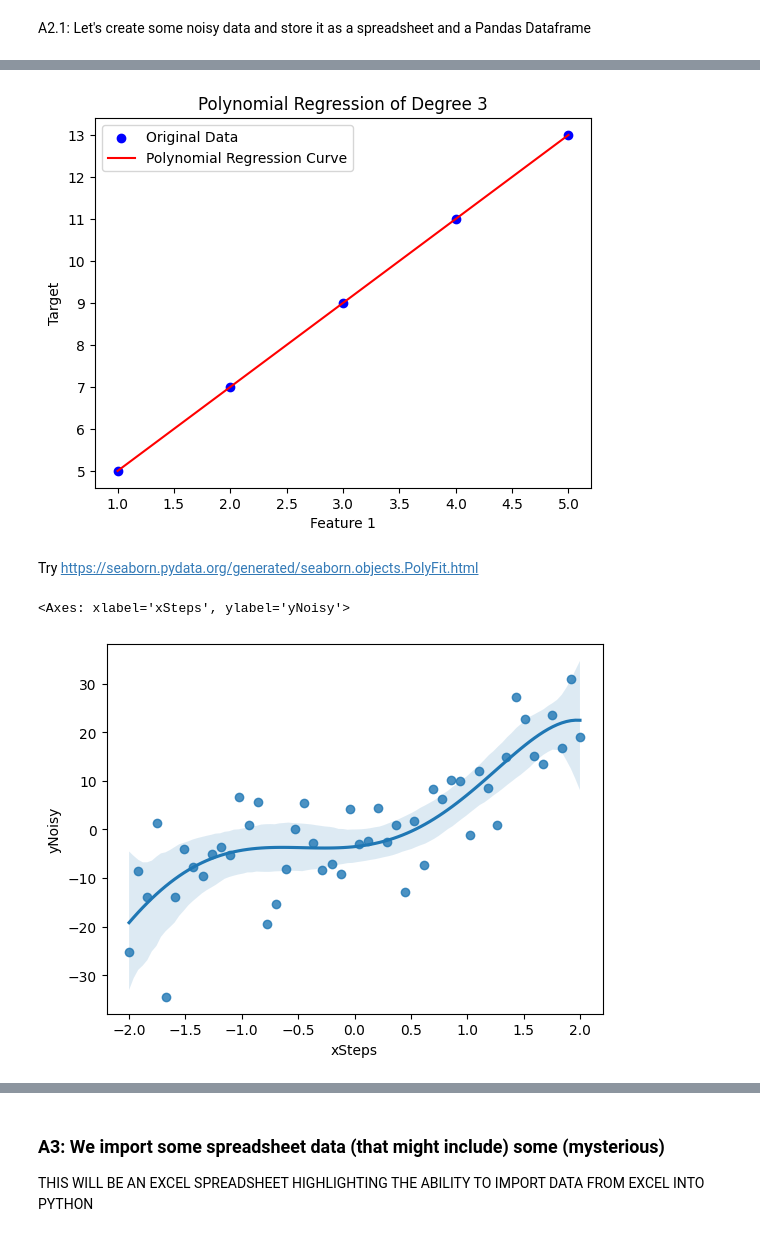
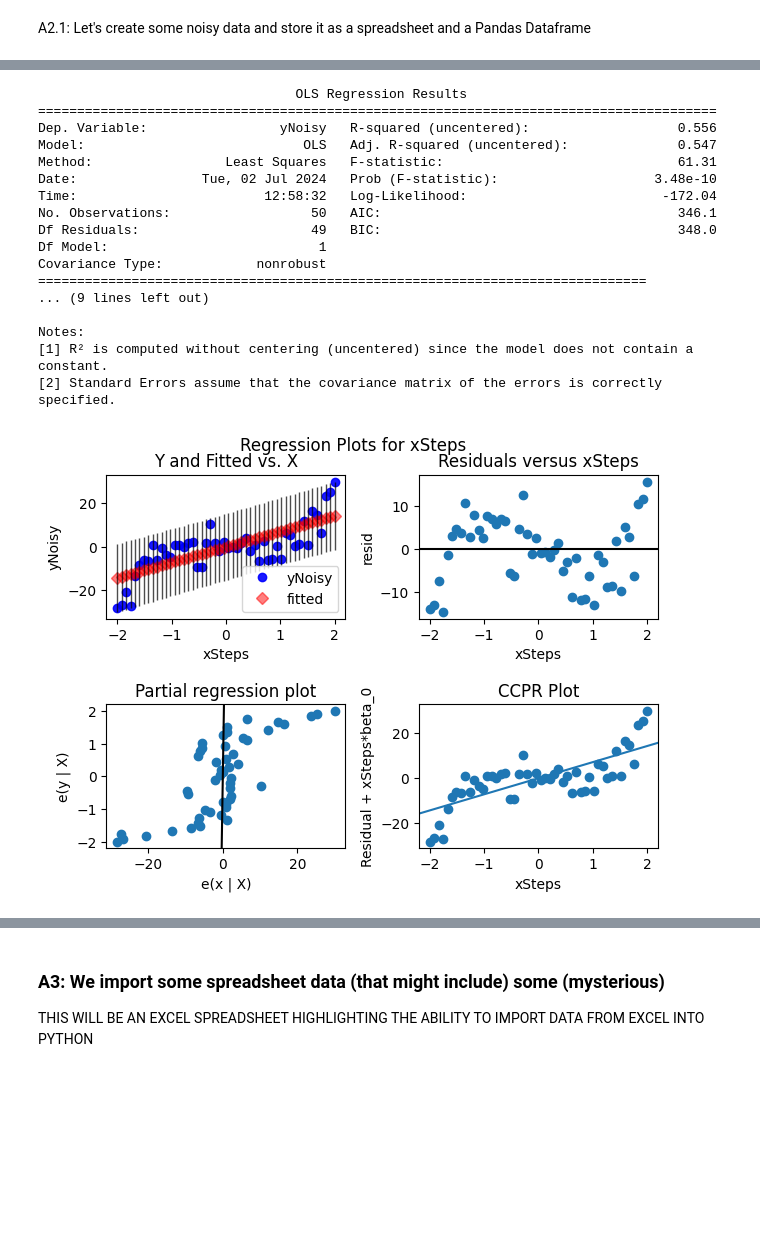
Before and after one commit to UoA-eResearch/ResBaz24Python, a Jupyter notebook: IntroductionToPython.ipynb, the cells around one changed output, grey strips where cells are left out. Saved outputs shown, nothing was run; the diff lists cells and outputs as text; code cells hidden in the pictures; blank space fills up the shorter version.

Commit message:
add new content remove pydove approach as next step to keep it simple

```diff
--- a/IntroductionToPython.ipynb
+++ b/IntroductionToPython.ipynb
@@ -972,29 +747,27 @@ Polynomial function: y = -3.55 + 2.41 * x^1 + 6.18 * x^2 + 3.72 * x^3 + -1.22 *
-# %%
-import matplotlib.pyplot as plt
-# Plotting the original data points
-plt.scatter(X['feature1'], y, color='blue', label='Original Data')
-
-# Plotting the polynomial regression curve
-# Sort the values for a smoother curve
-sorted_idx = np.argsort(X['feature1'])
-X_sorted = X['feature1'].iloc[sorted_idx]
-y_pred_sorted = y_pred[sorted_idx]
-
-plt.plot(X_sorted, y_pred_sorted, color='red', label='Polynomial Regression Curve')
-
-plt.xlabel('Feature 1')
-plt.ylabel('Target')
-plt.title('Polynomial Regression of Degree 3')
-plt.legend()
-plt.show()
-# %% [output]
-[figure, removed]
-# %% [markdown]
-Try https://seaborn.pydata.org/generated/seaborn.objects.PolyFit.html
-# %%
-# Plotting polynomial regression with seaborn
-sns.regplot(x='xSteps', y='yNoisy', data=A2data, order=5)
-# sns.lmplot(x='x', y='y_noisy', data=A2data, order=2)
-# %% [output]
-<Axes: xlabel='xSteps', ylabel='yNoisy'>
-[figure, removed]
+# %%
+import statsmodels.api as sm
+
+
+results = sm.OLS(A2data["yNoisy"], A2data["xSteps"]).fit()
+fig = sm.graphics.plot_regress_exog(results, "xSteps")
+# fig.tight_layout(pad=1.0)
+print(results.summary())
+# %% [output]
+                                 OLS Regression Results
+=======================================================================================
+Dep. Variable:                 yNoisy   R-squared (uncentered):                   0.556
+Model:                            OLS   Adj. R-squared (uncentered):              0.547
+Method:                 Least Squares   F-statistic:                              61.31
+Date:                Tue, 02 Jul 2024   Prob (F-statistic):                    3.48e-10
+Time:                        12:58:32   Log-Likelihood:                         -172.04
+No. Observations:                  50   AIC:                                      346.1
+Df Residuals:                      49   BIC:                                      348.0
+Df Model:                           1
+Covariance Type:            nonrobust
+==============================================================================
+... (9 lines left out)
+
+Notes:
+[1] R² is computed without centering (uncentered) since the model does not contain a constant.
+[2] Standard Errors assume that the covariance matrix of the errors is correctly specified.
+[figure, added]
```
Also changed, not shown: parts of 44 cells of this notebook, 5 other files.
